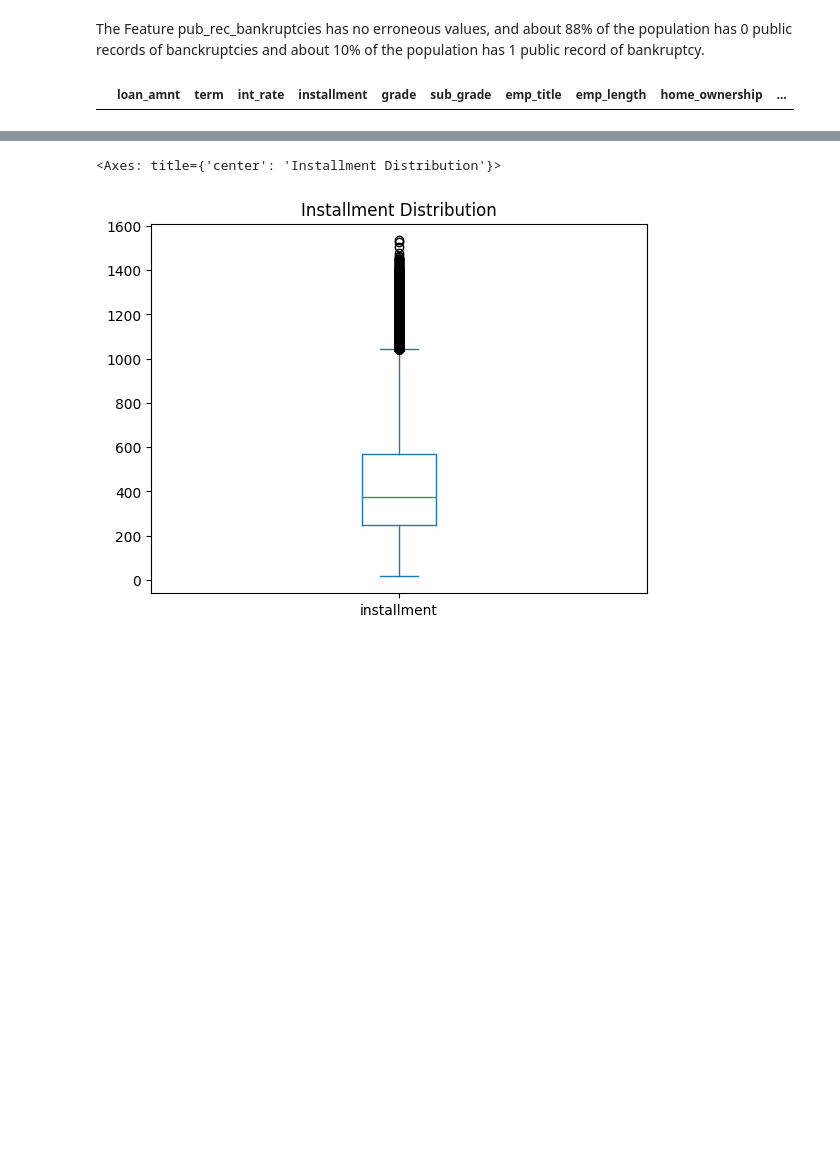
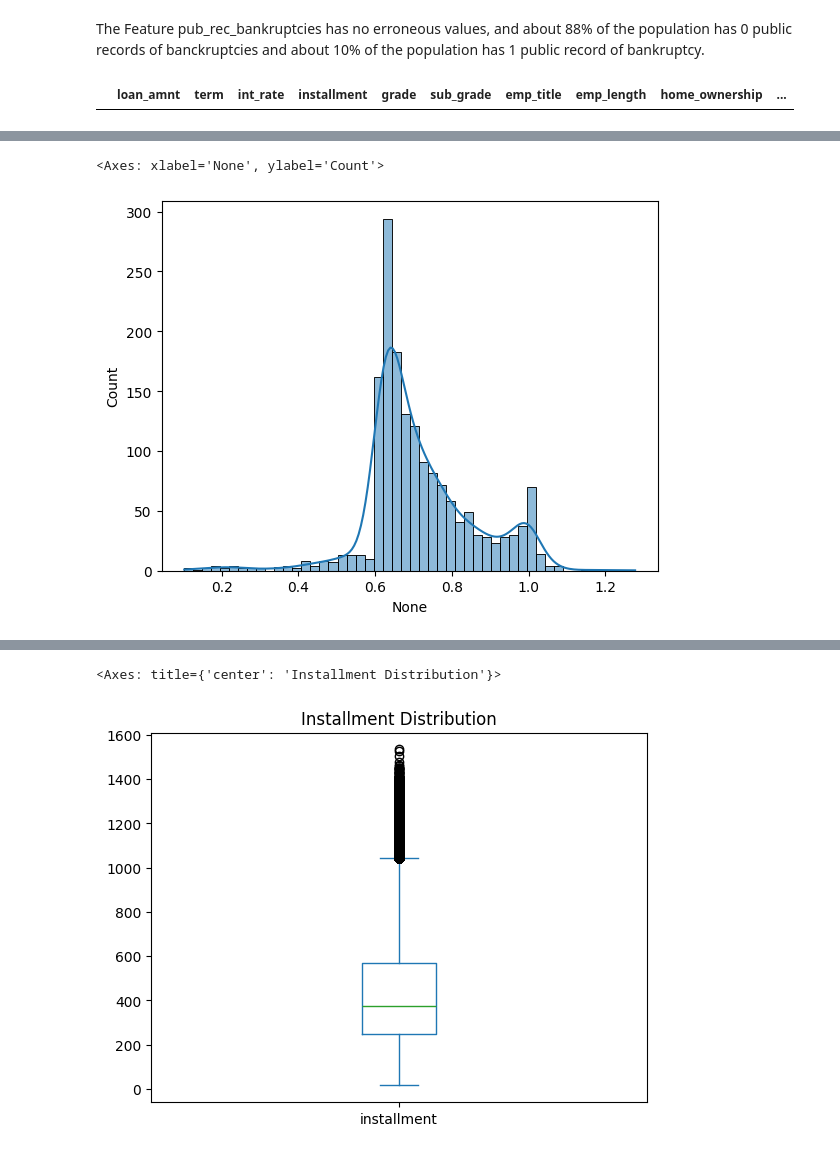
Before and after one commit to sri9079/Loan_tap, a Jupyter notebook: loan_tap_Case Study.ipynb, the cells around one changed output, grey strips where cells are left out. Drawn from its saved outputs; the diff is of its cells as text; code cells hidden in the pictures; blank space fills up the shorter version.

```diff
--- a/loan_tap_Case Study.ipynb
+++ b/loan_tap_Case Study.ipynb
@@ -931,0 +992,5 @@ data.nlargest(10, 'installment')[['installment','loan_amnt','loan_status','int_r
+# %%
+inst_misc=pd.concat([data.loc[difference.abs().gt(0.05)][['loan_amnt','term','int_rate','installment','loan_status','issue_d']],cal_installment[difference.abs().gt(0.05)].rename('cal_installment')], axis=1)
+# %%
+inst_misc['cal_installment_difference']=difference[difference.abs().gt(0.05)]
+inst_misc['difference']=inst_misc['cal_installment'] - inst_misc['installment']
@@ -931,0 +1011,2 @@ data.nlargest(10, 'installment')[['installment','loan_amnt','loan_status','int_r
+# %%
+ratio=(inst_misc['installment']/inst_misc['cal_installment'])
@@ -931,0 +1026,5 @@ data.nlargest(10, 'installment')[['installment','loan_amnt','loan_status','int_r
+# %%
+sns.histplot(x=ratio, bins=50, kde=True)
+# %% [output]
+<Axes: xlabel='None', ylabel='Count'>
+[figure, added]
```
Also changed, not shown: parts of 18 cells of this notebook.
